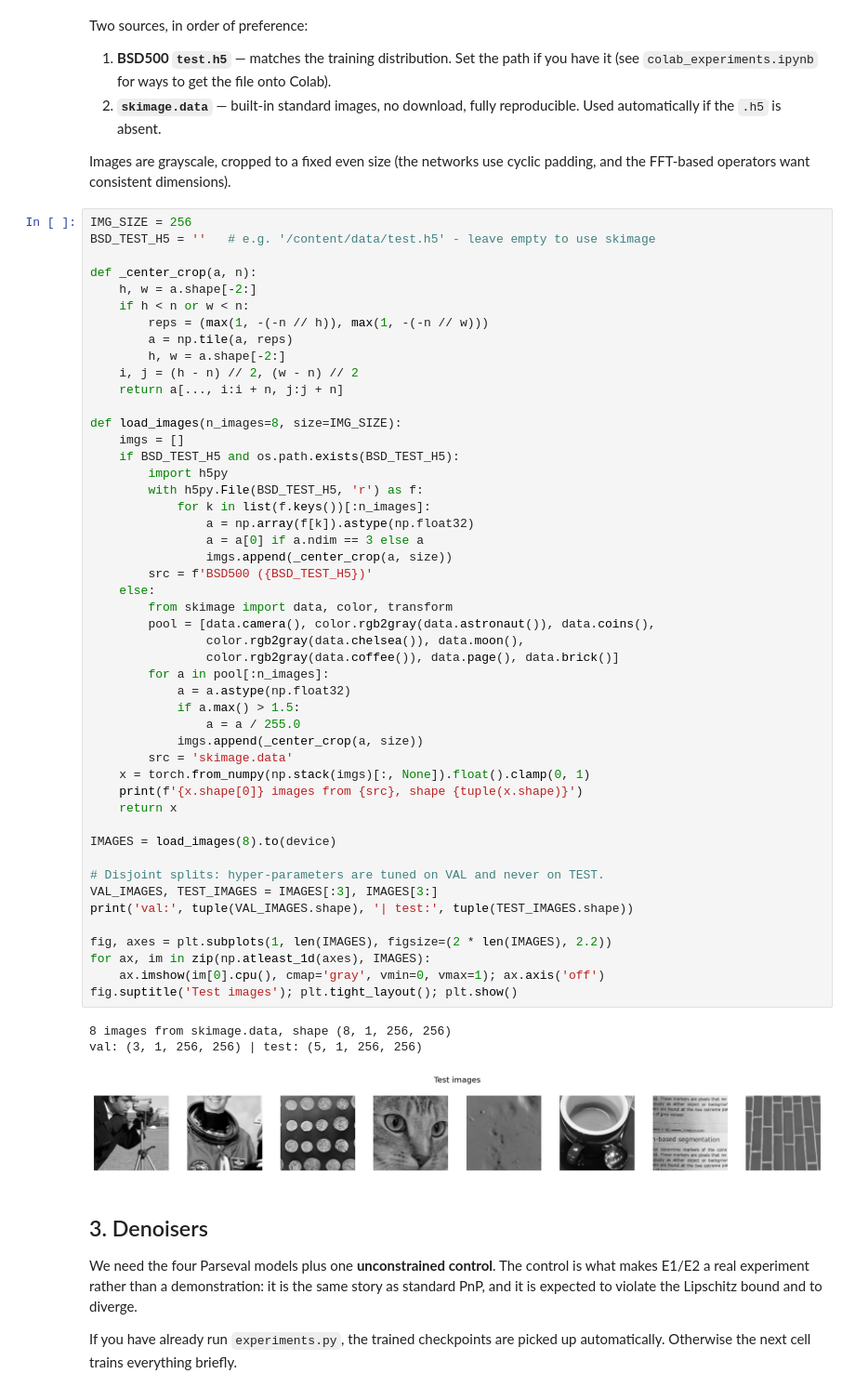
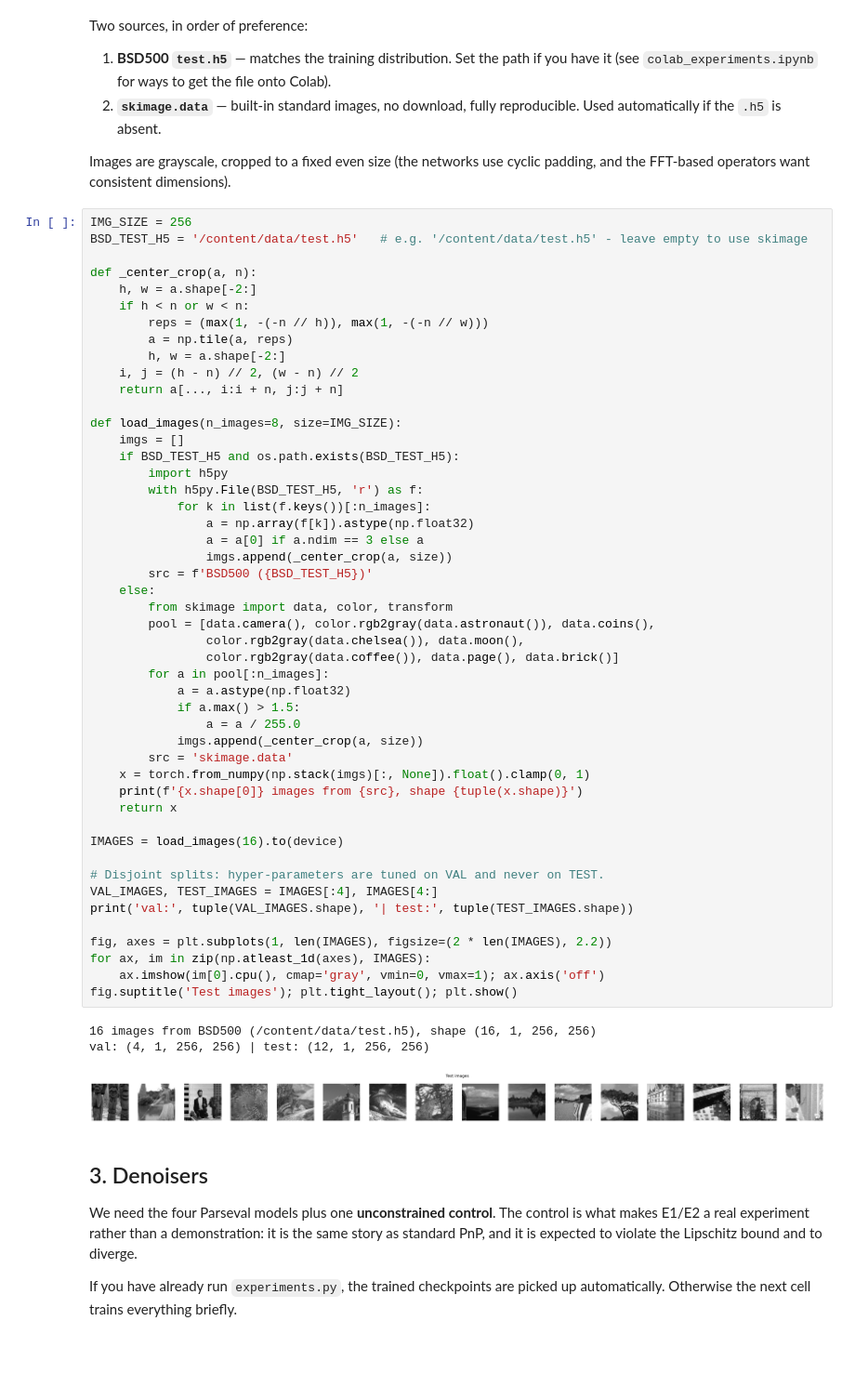
Before and after one commit to Theborna/symmetric_parseval_conv, a Jupyter notebook: colab_pnp.ipynb, the cells around one changed output. Shown at 93% size. Drawn from its saved outputs; the diff is of its cells as text; blank space fills up the shorter version.

```diff
--- a/colab_pnp.ipynb
+++ b/colab_pnp.ipynb
@@ -117,7 +161,7 @@ Images are grayscale, cropped to a fixed even size (the networks use cyclic
 padding, and the FFT-based operators want consistent dimensions).
 # %%
 IMG_SIZE = 256
-BSD_TEST_H5 = ''   # e.g. '/content/data/test.h5' - leave empty to use skimage
+BSD_TEST_H5 = '/content/data/test.h5'   # e.g. '/content/data/test.h5' - leave empty to use skimage
 
 def _center_crop(a, n):
     h, w = a.shape[-2:]
@@ -135,38 +179,38 @@ def load_images(n_images=8, size=IMG_SIZE):
         with h5py.File(BSD_TEST_H5, 'r') as f:
             for k in list(f.keys())[:n_images]:
                 a = np.array(f[k]).astype(np.float32)
                 a = a[0] if a.ndim == 3 else a
                 imgs.append(_center_crop(a, size))
         src = f'BSD500 ({BSD_TEST_H5})'
     else:
         from skimage import data, color, transform
         pool = [data.camera(), color.rgb2gray(data.astronaut()), data.coins(),
                 color.rgb2gray(data.chelsea()), data.moon(),
                 color.rgb2gray(data.coffee()), data.page(), data.brick()]
         for a in pool[:n_images]:
             a = a.astype(np.float32)
             if a.max() > 1.5:
                 a = a / 255.0
             imgs.append(_center_crop(a, size))
         src = 'skimage.data'
     x = torch.from_numpy(np.stack(imgs)[:, None]).float().clamp(0, 1)
     print(f'{x.shape[0]} images from {src}, shape {tuple(x.shape)}')
     return x
 
-IMAGES = load_images(8).to(device)
+IMAGES = load_images(16).to(device)
 
 # Disjoint splits: hyper-parameters are tuned on VAL and never on TEST.
-VAL_IMAGES, TEST_IMAGES = IMAGES[:3], IMAGES[3:]
+VAL_IMAGES, TEST_IMAGES = IMAGES[:4], IMAGES[4:]
 print('val:', tuple(VAL_IMAGES.shape), '| test:', tuple(TEST_IMAGES.shape))
 
 fig, axes = plt.subplots(1, len(IMAGES), figsize=(2 * len(IMAGES), 2.2))
 for ax, im in zip(np.atleast_1d(axes), IMAGES):
     ax.imshow(im[0].cpu(), cmap='gray', vmin=0, vmax=1); ax.axis('off')
 fig.suptitle('Test images'); plt.tight_layout(); plt.show()
 # %% [output]
-8 images from skimage.data, shape (8, 1, 256, 256)
-val: (3, 1, 256, 256) | test: (5, 1, 256, 256)
+16 images from BSD500 (/content/data/test.h5), shape (16, 1, 256, 256)
+val: (4, 1, 256, 256) | test: (12, 1, 256, 256)
-[figure, old version]
+[figure, new version]
 # %% [markdown]
 ## 3. Denoisers
 
```
Also changed, not shown: parts of 20 cells of this notebook.
